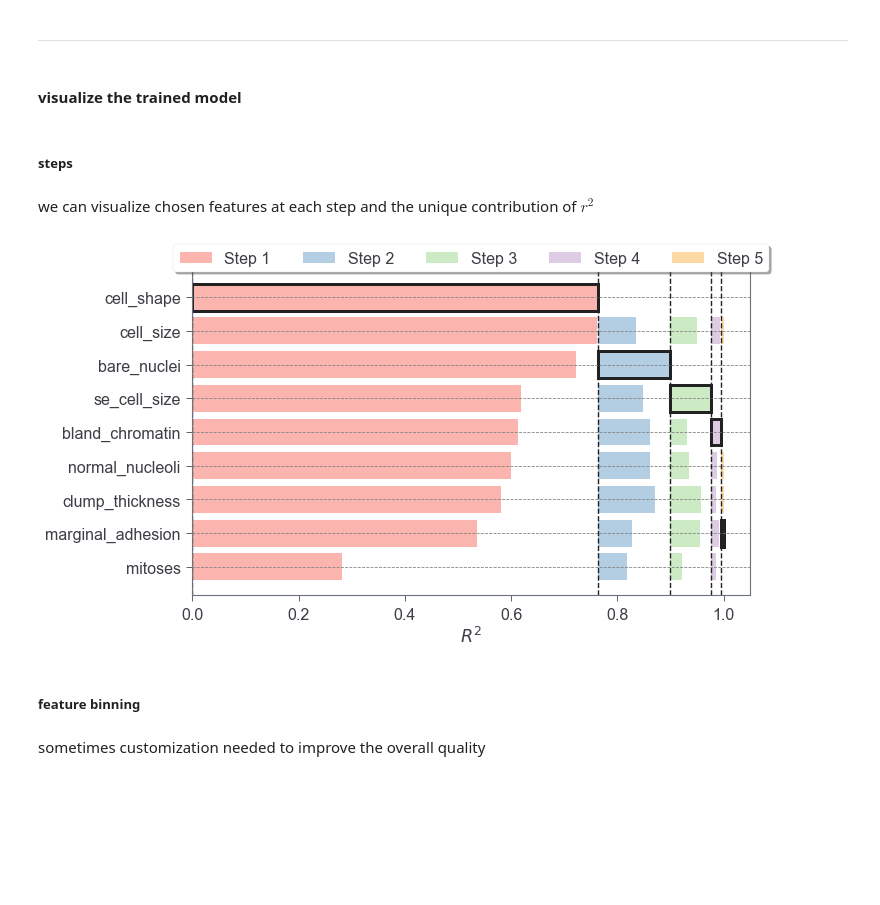
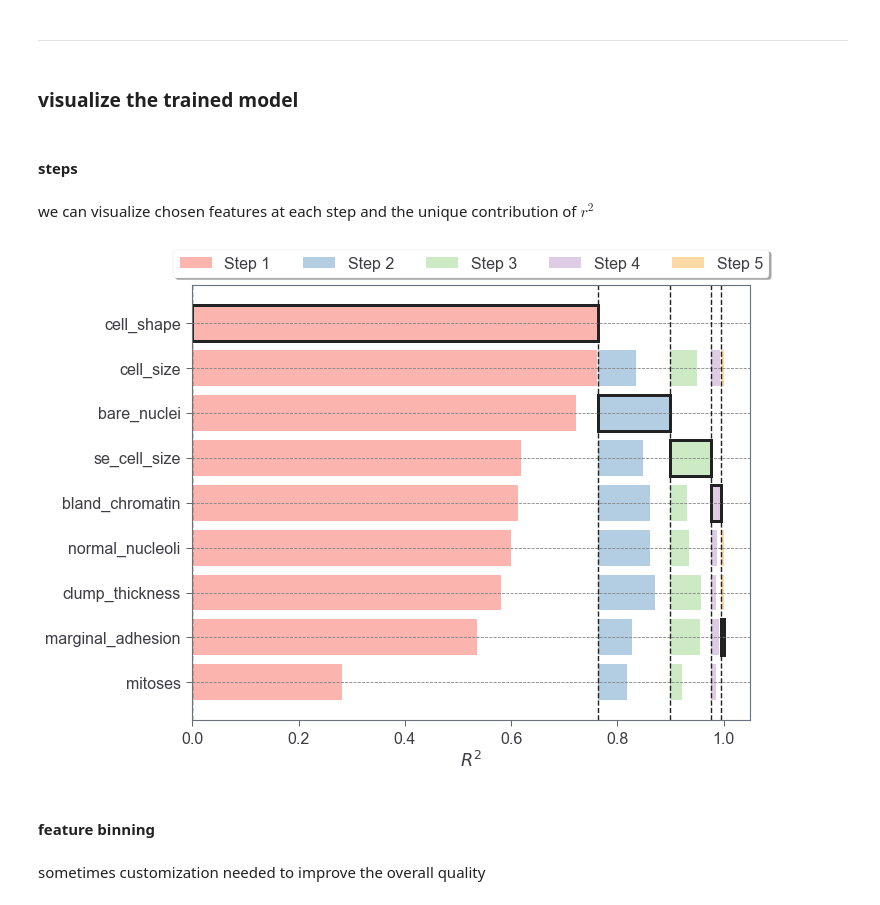
Before and after one commit to peterfennell/S3D, a Jupyter notebook: s3d/quickstart.ipynb, the cells around one changed output. Cells and saved outputs as stored; diff of their text form; code cells hidden in the pictures; blank space fills up the shorter version.

```diff
--- a/s3d/quickstart.ipynb
+++ b/s3d/quickstart.ipynb
@@ -180,17 +209,17 @@ the outputs will be saved to `test-folder/` in our case
 # %% [markdown]
 ---
 # %% [markdown]
-#### visualize the trained model
+### visualize the trained model
 # %% [markdown]
-##### steps
+#### steps
 # %% [markdown]
 we can visualize chosen features at each step and the unique contribution of $r^2$
 # %%
-fig, ax = utils.visualize_s3d_steps(train_model, figsize=(10,6))
+fig, ax = utils.visualize_s3d_steps(train_model, figsize=(10,8))
 # %% [output]
-[figure, old version]
+[figure, new version]
 # %% [markdown]
-##### feature binning
+#### feature binning
 # %% [markdown]
 sometimes customization needed to improve the overall quality
 # %%
```
Also changed, not shown: parts of 58 cells of this notebook, 2 other files.
